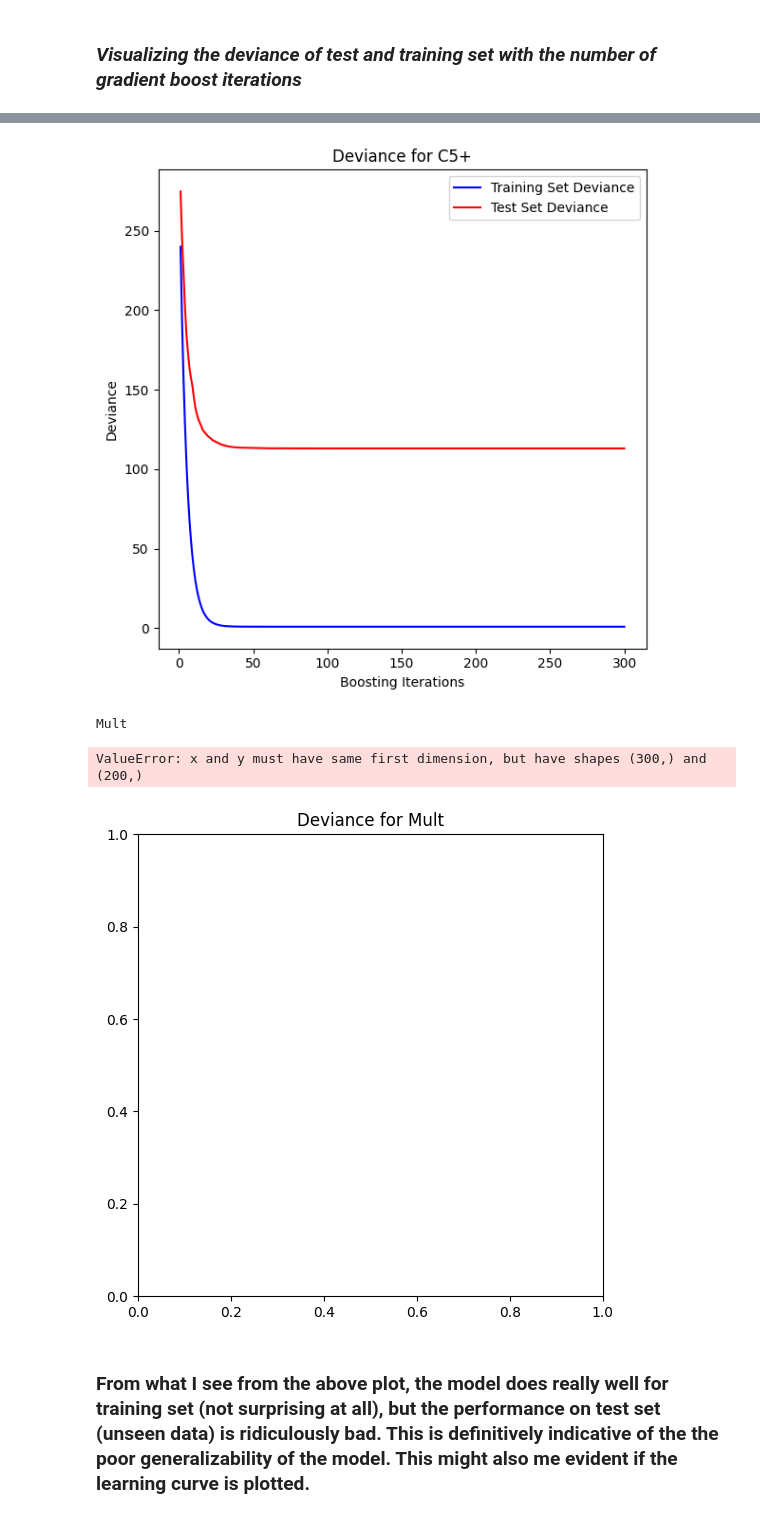
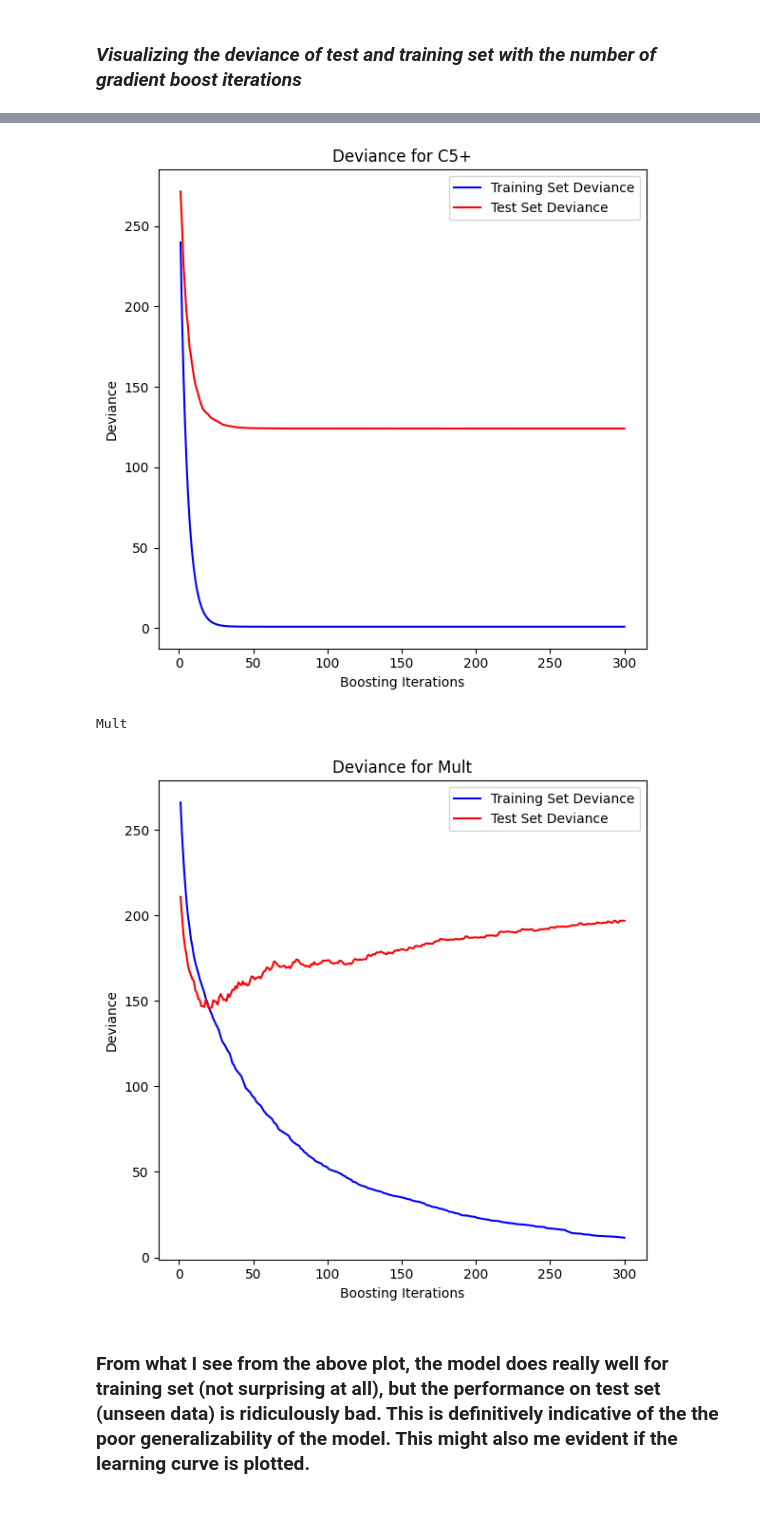
Before and after one commit to AkashHiregange/personal_projects, a Jupyter notebook: FT_reaction_ML_project/catalyst_performance_optimizer/catalyst_performance_prediction.ipynb, the cells around one changed output, grey strips where cells are left out. Drawn from its saved outputs; the diff is of its cells as text; code cells hidden in the pictures.

```diff
--- a/FT_reaction_ML_project/catalyst_performance_optimizer/catalyst_performance_prediction.ipynb
+++ b/FT_reaction_ML_project/catalyst_performance_optimizer/catalyst_performance_prediction.ipynb
@@ -387,5 +387,6 @@ Best parameters for Mult:  {'learning_rate': 0.1, 'max_depth': 2, 'n_estimators'
 # %%
+import pickle
 print(best_parameters)
-with open(f'gradient_boost_best_parameters_dict.pkl','wb') as f:
+with open(f'models/gradient_boost_best_parameters_dict.pkl','wb') as f:
         pickle.dump(best_parameters,f)
 # %% [output]
@@ -408,7 +409,7 @@ for col, parameters in best_parameters.items():
     model.fit(X_train_scaled, y_train)
 
     # save
-    with open(f'model_gradient_boost_best_parameter_{col}.pkl','wb') as f:
+    with open(f'models/model_gradient_boost_best_parameter_{col}.pkl','wb') as f:
         pickle.dump(model,f)
 
     y_pred = model.predict(X_train_scaled)
@@ -450,7 +451,7 @@ MAE for test:  9.644434304477237
 # %%
 for col in catalyst_properties.columns:
     print(col,'\n')
-    with open(f'model_gradient_boost_best_parameter_{col}.pkl', 'rb') as f:
+    with open(f'models/model_gradient_boost_best_parameter_{col}.pkl', 'rb') as f:
         model = pickle.load(f)
     X = catalyst_features
     y = catalyst_properties[col]
@@ -460,7 +461,7 @@ for col in catalyst_properties.columns:
     scaler = StandardScaler()
     X_train_scaled = scaler.fit_transform(X_train)
     X_test_scaled = scaler.transform(X_test)
-    test_score = np.zeros(300, dtype=np.float64)
+    test_score = np.zeros(int(best_parameters[col]['n_estimators']), dtype=np.float64)
     for i, y_pred in enumerate(model.staged_predict(X_test_scaled)):
         test_score[i] = mean_squared_error(y_test, y_pred)
 
@@ -468,12 +469,13 @@ for col in catalyst_properties.columns:
 #     plt.subplot(1, 1, 1)
     plt.title(f"Deviance for {col}")
     plt.plot(
-        np.arange(300) + 1,
+        np.arange(int(best_parameters[col]['n_estimators'])) + 1,
         model.train_score_,
         "b-",
         label="Training Set Deviance",
     )
-    plt.plot(np.arange(300) + 1, test_score, "r-", label="Test Set Deviance")
+    plt.plot(np.arange(int(best_parameters[col]['n_estimators'])) + 1,
+             test_score, "r-", label="Test Set Deviance")
     plt.legend(loc="upper right")
     plt.xlabel("Boosting Iterations")
     plt.ylabel("Deviance")
@@ -492,8 +494,7 @@ C2-C4
 С5+
-[figure, old version]
+[figure, new version]
 Mult
-ValueError: x and y must have same first dimension, but have shapes (300,) and (200,)
-[figure, old version]
+[figure, new version]
 # %% [markdown]
 ### From what I see from the above plot, the model does really well for training set (not surprising at all), but the performance on test set (unseen data) is ridiculously bad. This is definitively indicative of the the poor generalizability of the model. This might also me evident if the learning curve is plotted.
 # %% [markdown]
```
Also changed, not shown: parts of 14 cells of this notebook.
